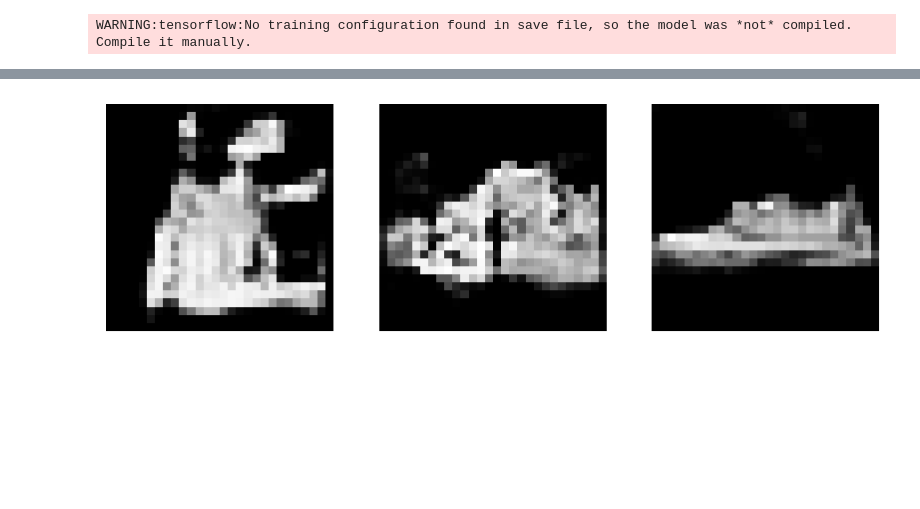
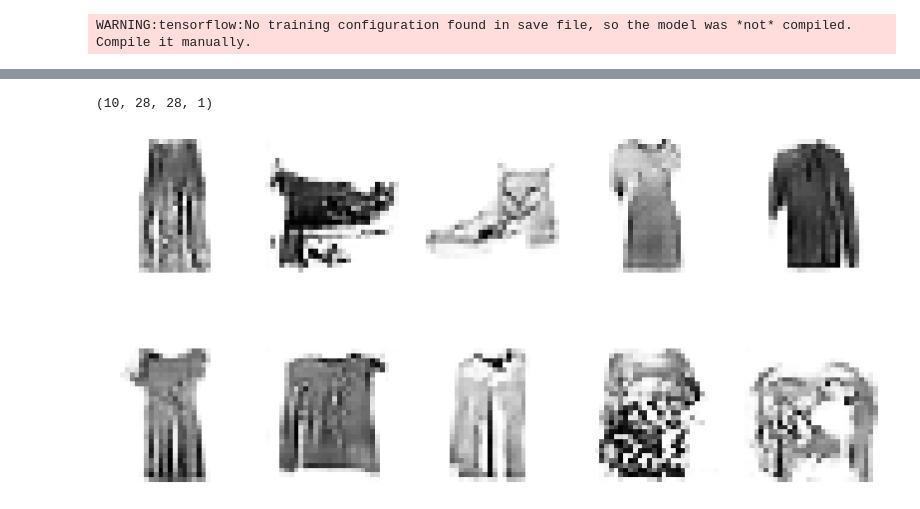
Before and after one commit to aaingyunii/Bootcamp_DeepLearning, a Jupyter notebook: 13_DCGAN.ipynb, the cells around one changed output, grey strips where cells are left out. Saved outputs shown, nothing was run; the diff lists cells and outputs as text; code cells hidden in the pictures; blank space fills up the shorter version.

```diff
--- a/13_DCGAN.ipynb
+++ b/13_DCGAN.ipynb
@@ -468,6 +469,6 @@ saved_generator = tf.keras.models.load_model(save_path)
 # %% [output]
 WARNING:tensorflow:No training configuration found in save file, so the model was *not* compiled. Compile it manually.
 # %%
-z = np.random.normal(0, 1, (3, 100))
+z = np.random.normal(0, 1, (10, 100))
 pred = saved_generator.predict(z)
 # %% [output]
@@ -475,9 +476,13 @@ pred = saved_generator.predict(z)
+# %%
+pred.shape
+# %% [output]
+(10, 28, 28, 1)
 # %%
 plt.figure(figsize=(10,5))
-for i in range(3):
-    plt.subplot(1, 3, i+1)
-    plt.imshow(pred[i].reshape(28,28), cmap='gray')
+for i in range(10):
+    plt.subplot(2, 5, i+1)
+    plt.imshow(pred[i].reshape(28,28), cmap='Greys')
     plt.axis('off')
 plt.show()
 # %% [output]
-[figure, old version]
+[figure, new version]
```
Also changed, not shown: parts of 3 cells of this notebook.
